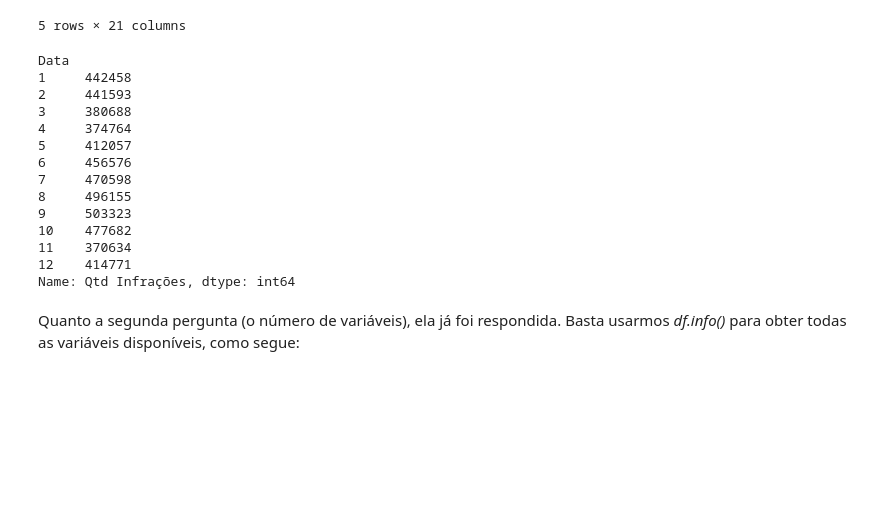
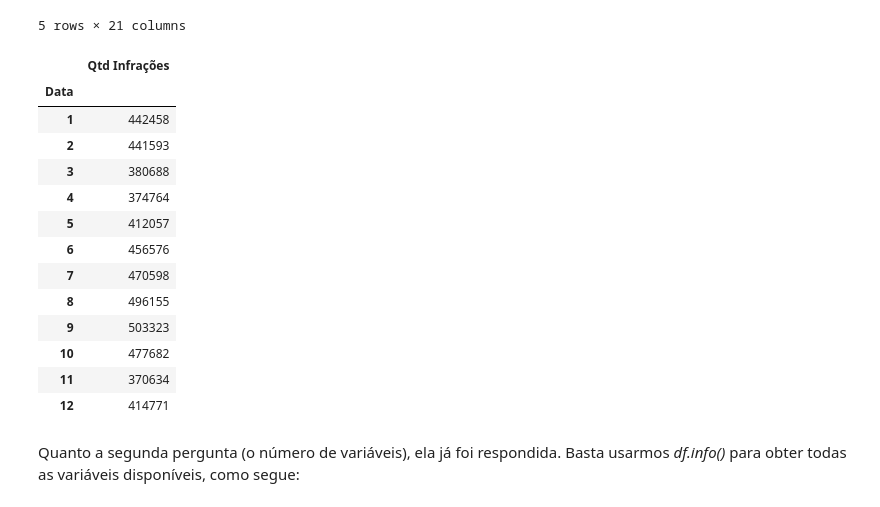
Before and after one commit to matheusaraujotrd/Dados-PRF, a Jupyter notebook: Análise_de_Dados_da_PRF.ipynb, the cells around one changed output. Saved outputs shown, nothing was run; the diff lists cells and outputs as text; code cells hidden in the pictures; blank space fills up the shorter version.

```diff
--- a/Análise de Dados da PRF.ipynb
+++ b/Análise_de_Dados_da_PRF.ipynb
@@ -115,22 +115,23 @@ df_convert.head()
 5 rows × 21 columns
 # %%
 df_infmensal = df_convert.groupby(df.index.month)["Qtd Infrações"].sum()
+df_infmensal = pd.DataFrame(df_infmensal)
 df_infmensal
 # %% [output]
-Data
-1     442458
-2     441593
-3     380688
-4     374764
-5     412057
-6     456576
-7     470598
-8     496155
-9     503323
-10    477682
-11    370634
-12    414771
-Name: Qtd Infrações, dtype: int64
+|  | Qtd Infrações |
+| Data |  |
+| 1 | 442458 |
+| 2 | 441593 |
+| 3 | 380688 |
+| 4 | 374764 |
+| 5 | 412057 |
+| 6 | 456576 |
+| 7 | 470598 |
+| 8 | 496155 |
+| 9 | 503323 |
+| 10 | 477682 |
+| 11 | 370634 |
+| 12 | 414771 |
 # %% [markdown]
 Quanto a segunda pergunta (o número de variáveis), ela já foi respondida. Basta usarmos *df.info()* para obter todas as variáveis disponíveis, como segue:
 # %%
```
Also changed, not shown: parts of 2 cells of this notebook.
